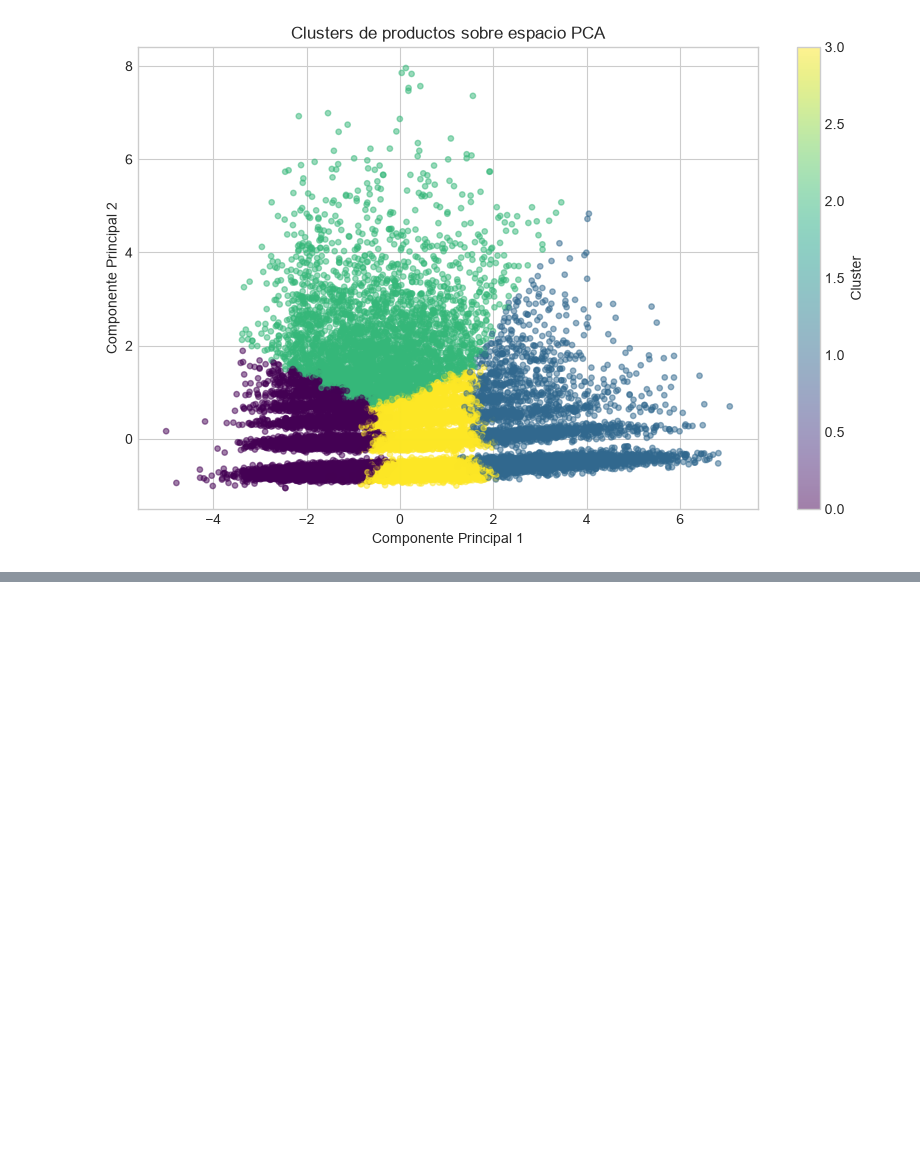
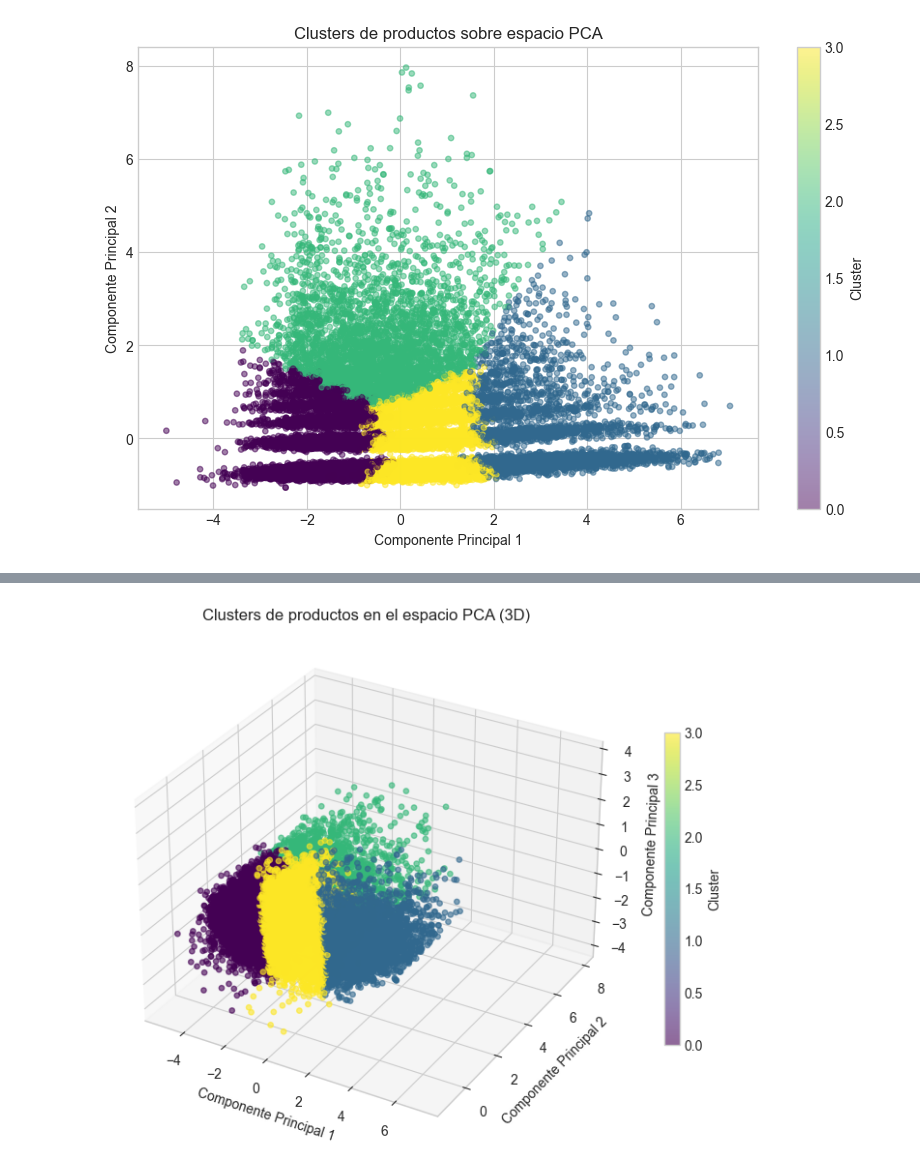
Before and after one commit to katherinevarela775/C3DS-Olist_Operation, a Jupyter notebook: notebooks/01_catalog_segmentation.ipynb, the cells around one changed output, grey strips where cells are left out. Saved outputs shown, nothing was run; the diff lists cells and outputs as text; code cells hidden in the pictures; blank space fills up the shorter version.

```diff
--- a/notebooks/01_catalog_segmentation.ipynb
+++ b/notebooks/01_catalog_segmentation.ipynb
@@ -227,9 +220,9 @@ anterior) para poder graficar los clusters en un plano.
 # %%
-# PCA a 2 componentes con seed fija (reproducible)
-pca = PCA(n_components=2, random_state=42)
-# Proyecta los datos escalados en 2D
+# PCA a 3 componentes con seed fija
+pca = PCA(n_components=3, random_state=42)
+
+# Matriz simplif. con 3 columnas
 X_pca = pca.fit_transform(X_escalado)
 
-# Varianza explicada por las 2 componentes
-print(f'Varianza explicada por 2 componentes: {pca.explained_variance_ratio_.sum():.3f}')
+print(f'Varianza explicada por 3 componentes: {pca.explained_variance_ratio_.sum():.3f}')
 # %% [output]
@@ -376,0 +383,14 @@ plt.show()
+# %%
+# Scatter 3D de las 3 componentes, color por cluster
+fig = plt.figure(figsize=(10, 7))
+ax = fig.add_subplot(111, projection='3d')
+s3d = ax.scatter(X_pca[:, 0], X_pca[:, 1], X_pca[:, 2],
+                 c=catalogo_log['cluster'], cmap='viridis', alpha=0.6, s=15)
+ax.set_xlabel('Componente Principal 1') # tamanho del producto
+ax.set_ylabel('Componente Principal 2') # popularidad
+ax.set_zlabel('Componente Principal 3') # precio relativo
+ax.set_title('Clusters de productos en el espacio PCA (3D)')
+plt.colorbar(s3d, label='Cluster', shrink=0.6)
+plt.show()
+# %% [output]
+[figure, added]
```
Also changed, not shown: parts of 34 cells of this notebook.
